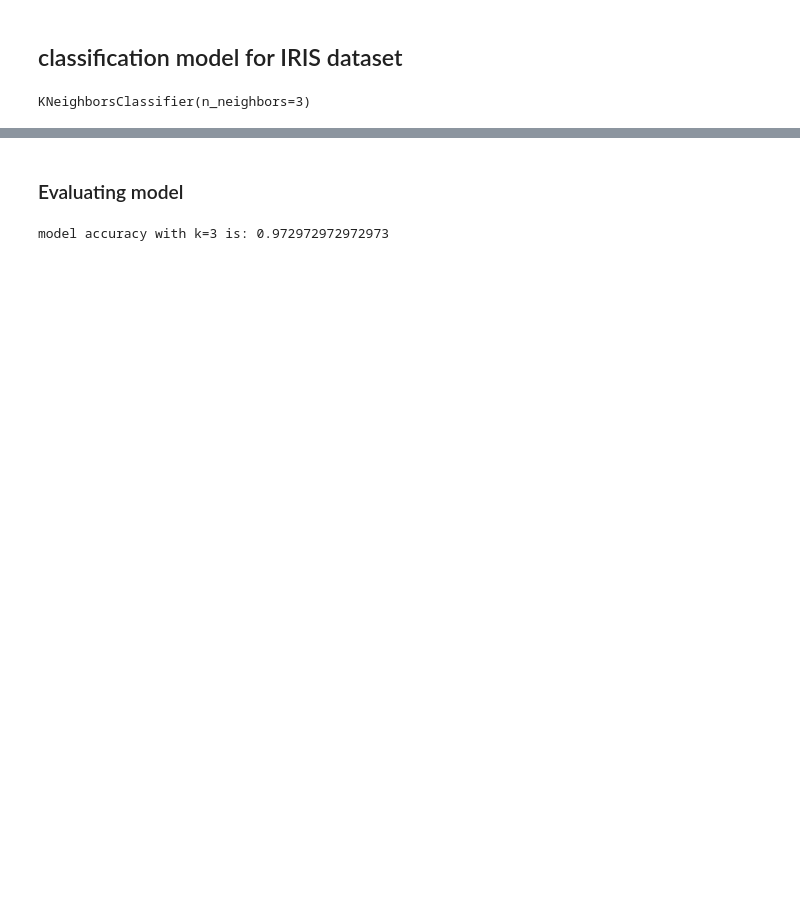
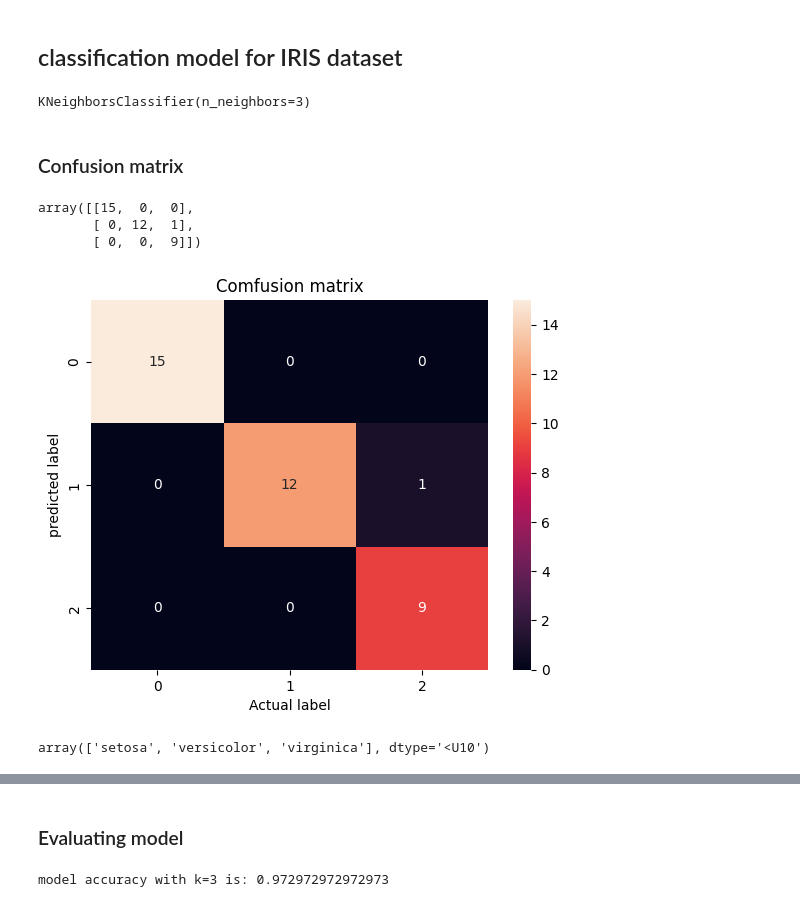
Before and after one commit to adimail/notebooks, a Jupyter notebook: iris.ipynb, the cells around one changed output, grey strips where cells are left out. Cells and saved outputs as stored; diff of their text form; code cells hidden in the pictures; blank space fills up the shorter version.

```diff
--- a/iris.ipynb
+++ b/iris.ipynb
@@ -324,7 +339,7 @@ results_df
 ## <a id="8">classification model for IRIS dataset</a>
 # %%
 X = df[['sepal length (cm)', 'sepal width (cm)', 'petal length (cm)','petal width (cm)']]
-y = df['species']
+y = df['type']
 # %%
 X_train, X_test, y_train, y_test = train_test_split(X, y, random_state = 0)
 # %%
@@ -332,3 +347,24 @@ knn = KNeighborsClassifier(n_neighbors=3)
 knn.fit(X_train, y_train)
 # %% [output]
 KNeighborsClassifier(n_neighbors=3)
+# %% [markdown]
+### Confusion matrix
+# %%
+cmt = confusion_matrix(y_test, y_pred)
+cmt
+# %% [output]
+array([[15,  0,  0],
+       [ 0, 12,  1],
+       [ 0,  0,  9]])
+# %%
+sns.heatmap(cmt, annot=True)
+plt.ylabel("predicted label")
+plt.xlabel("Actual label")
+plt.title("Comfusion matrix")
+plt.show()
+# %% [output]
+[figure, added]
+# %%
+iris.target_names
+# %% [output]
+array(['setosa', 'versicolor', 'virginica'], dtype='<U10')
```
Also changed, not shown: parts of 6 cells of this notebook.
